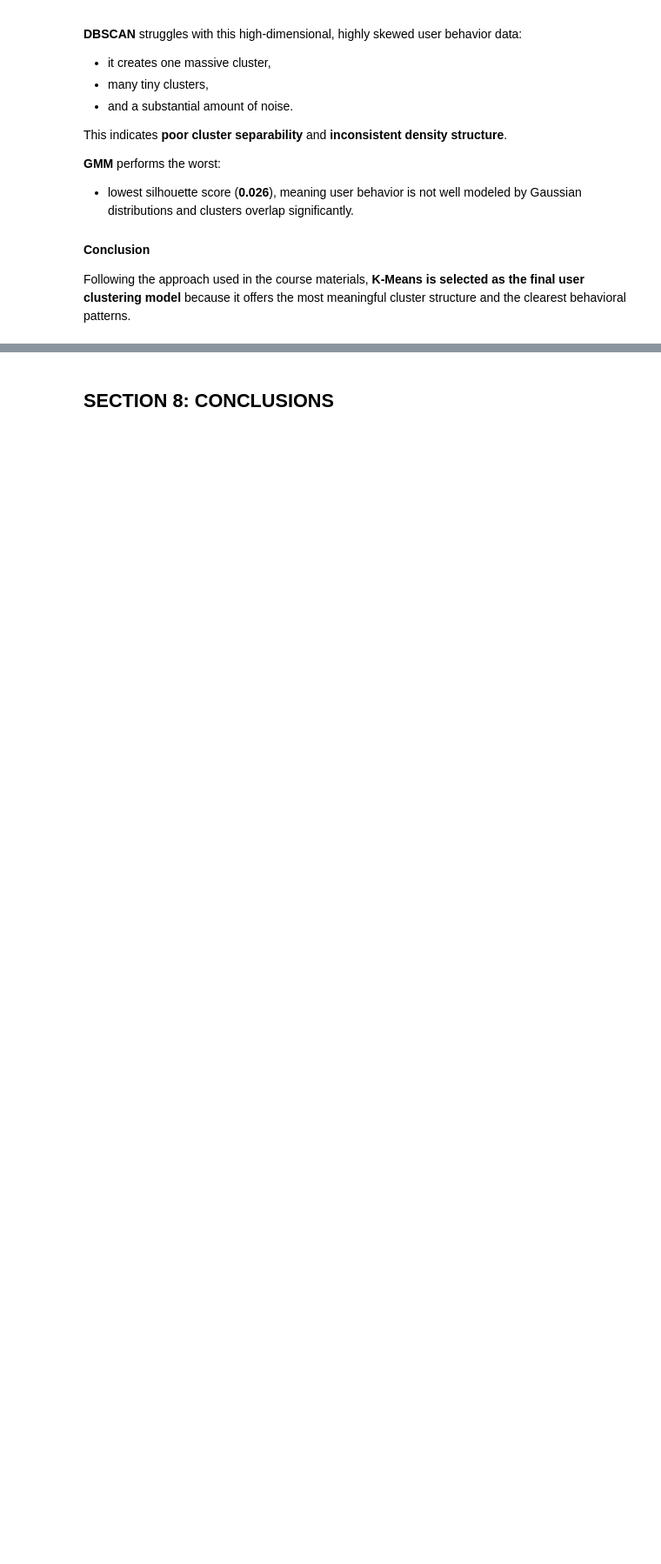
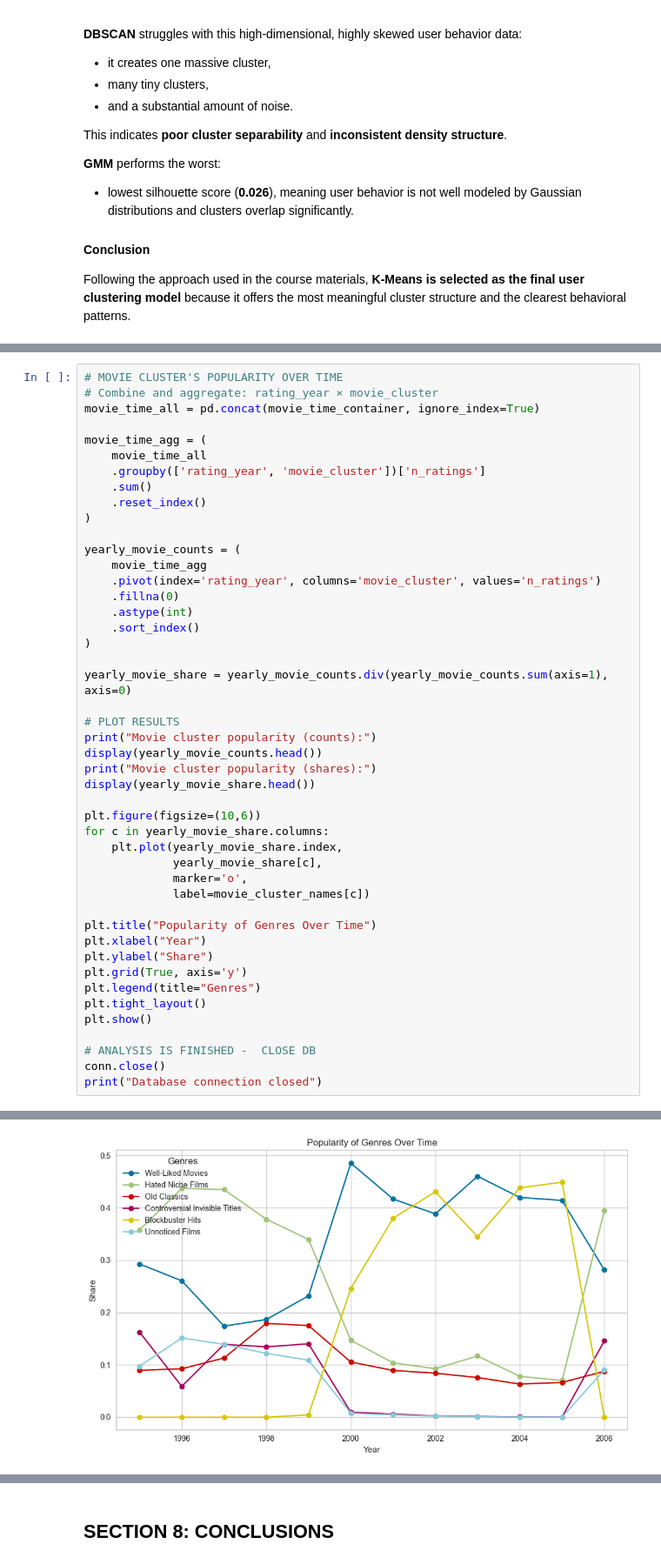
Before and after one commit to alkalenka/AudienceDecode_320991, a Jupyter notebook: main.ipynb, the cells around one changed output, grey strips where cells are left out. Shown at 87% size. Drawn from its saved outputs; the diff is of its cells as text; blank space fills up the shorter version.

```diff
--- a/main.ipynb
+++ b/main.ipynb
@@ -2206,0 +2073,47 @@ Plot matrix as heatmap
+# %%
+# MOVIE CLUSTER'S POPULARITY OVER TIME
+# Combine and aggregate: rating_year × movie_cluster
+movie_time_all = pd.concat(movie_time_container, ignore_index=True)
+
+movie_time_agg = (
+    movie_time_all
+    .groupby(['rating_year', 'movie_cluster'])['n_ratings']
+    .sum()
+    .reset_index()
+)
+
+yearly_movie_counts = (
+    movie_time_agg
+    .pivot(index='rating_year', columns='movie_cluster', values='n_ratings')
+    .fillna(0)
+    .astype(int)
+    .sort_index()
+)
+
+yearly_movie_share = yearly_movie_counts.div(yearly_movie_counts.sum(axis=1), axis=0)
+
+# PLOT RESULTS
+print("Movie cluster popularity (counts):")
+display(yearly_movie_counts.head())
+print("Movie cluster popularity (shares):")
+display(yearly_movie_share.head())
+
+plt.figure(figsize=(10,6))
+for c in yearly_movie_share.columns:
+    plt.plot(yearly_movie_share.index,
+             yearly_movie_share[c],
+             marker='o',
+             label=movie_cluster_names[c])
+
+plt.title("Popularity of Genres Over Time")
+plt.xlabel("Year")
+plt.ylabel("Share")
+plt.grid(True, axis='y')
+plt.legend(title="Genres")
+plt.tight_layout()
+plt.show()
+
+# ANALYSIS IS FINISHED -  CLOSE DB
+conn.close()
+print("Database connection closed")
+# %% [output]
@@ -2206,0 +2136 @@ Plot matrix as heatmap
+[figure, added]
```
Also changed, not shown: parts of 42 cells of this notebook.
